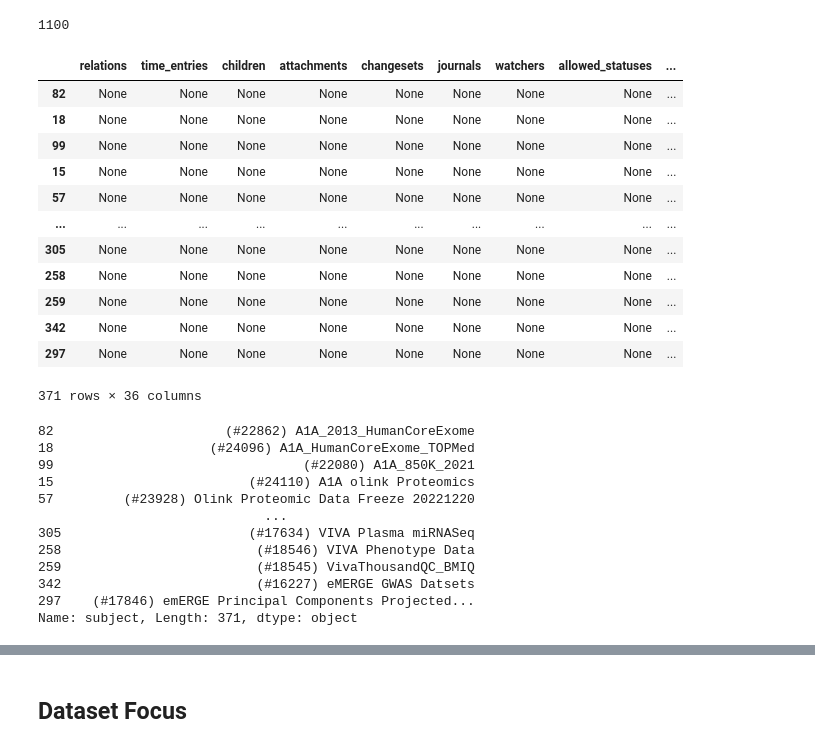
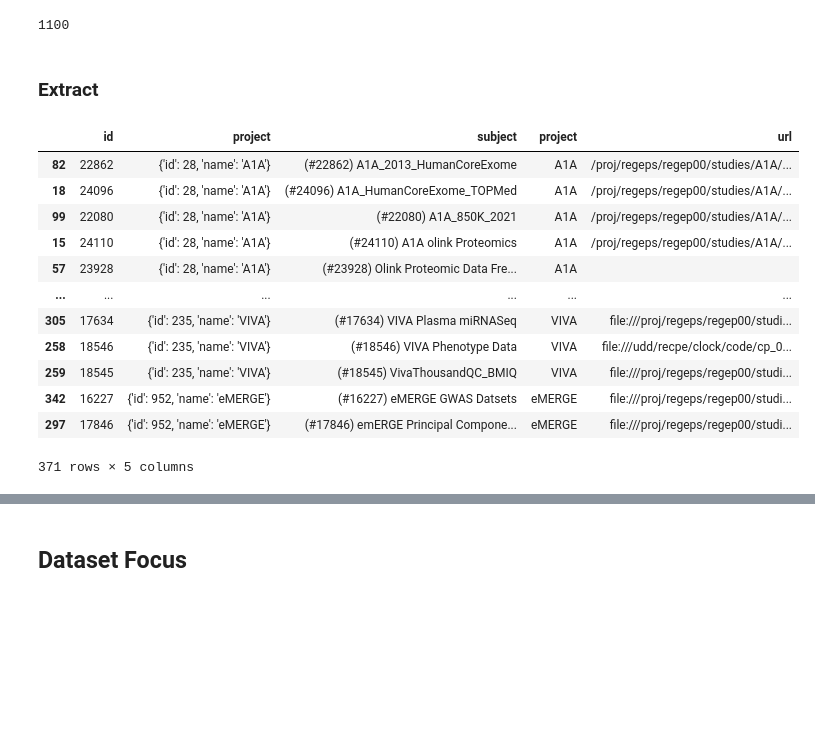
Before and after one commit to Jaclyn922/Data-Scientist-Co-op-in-Brigham-and-Women-s-Hospital, a Jupyter notebook: notebook/study-overview.ipynb, the cells around one changed output, grey strips where cells are left out. Cells and saved outputs as stored; diff of their text form; code cells hidden in the pictures; blank space fills up the shorter version.

```diff
--- a/notebook/study-overview.ipynb
+++ b/notebook/study-overview.ipynb
@@ -443,6 +563,8 @@ study_project_id = projects.loc[projects['name'] == REDMINE_STUDY, 'id'].iloc[0]
 study_project_id
 # %% [output]
 1100
+# %% [markdown]
+### Extract
 # %%
 
 def set_url(row):
@@ -457,58 +579,50 @@ dataset_tracker_id = trackers.loc[trackers['name'] == 'Dataset', 'id'].iloc[0]
 datasets = redmine.issue.filter(tracker_id=dataset_tracker_id)
 datasets = pd.DataFrame([dict(d) for d in datasets])
 
 datasets['project_name'] = datasets.apply(lambda w: w.project['name'], axis=1)
 datasets['category_name'] = datasets.apply(lambda w: w.category['name'] if pd.notna(w.category) else None, axis=1)
 datasets['status_name'] = datasets.apply(lambda w: w.status['name'] if pd.notna(w.status) else None, axis=1)
 datasets['author_name'] = datasets.apply(lambda w: w.author['name'] if pd.notna(w.author) else None, axis=1)
 datasets['assignee'] = datasets.apply(lambda w: w.assigned_to['name'] if pd.notna(w.assigned_to) else None, axis=1)
 datasets['parent_id'] = datasets.apply(lambda w: int(w.parent['id']) if pd.notna(w.parent) else None, axis=1)
 datasets['url'] = datasets.apply(set_url, axis=1)
 
 # datasets = datasets.drop(columns=['time_entries', 'changesets', 'watchers', 'allowed_statuses', 'due_date', 'done_ratio', 'tracker', 'priority', 'start_date', 'updated_on',
 #                                 'project', 'category', 'status', 'assigned_to', 'author', 'attachments', 'journals', 'is_private',
 ##                                 'estimated_hours', 'created_on', 'closed_on', 'parent', 'description', 'custom_fields', 'relations',
 #                                 'children', 'author_name'])
 datasets = datasets.sort_values(['project_name', 'category_name', 'subject'])
 datasets = datasets.rename(columns={'project_name':'project','category_name':'category','status_name':'status','parent_id':'parent'})
 
 # datasets = datasets[datasets['project'] == REDMINE_STUDY]
 
 # datasets = datasets.drop(columns=['project', 'status'])
 
 datasets['omic'] = '?'
 
 ### These will need to be fixed (made unique)
 ## datasets[datasets['subject'] == 'TopMed WGS Data']
 datasets['subject'] = datasets.apply(lambda row: f"(#{row['id']}) {row['subject']}", axis=1)
 
+
+datasets = datasets.drop(columns =['allowed_statuses',
+ 'assigned_to', 'assignee', 'attachments', 'author', 'author_name',  'category', 'category',
+ 'changesets', 'children', 'closed_on', 'created_on', 'custom_fields', 'description', 'done_ratio', 'due_date',
+ 'estimated_hours', 'is_private', 'journals', 'omic', 'parent', 'parent', 'priority', 'relations', 'start_date', 'status',
+ 'status', 'time_entries', 'tracker', 'updated_on', 'watchers'])
+
 datasets
 # %% [output]
-|  | relations | time_entries | children | attachments | changesets | journals | watchers | allowed_statuses | ... |
-| 82 | None | None | None | None | None | None | None | None | ... |
-| 18 | None | None | None | None | None | None | None | None | ... |
-| 99 | None | None | None | None | None | None | None | None | ... |
-| 15 | None | None | None | None | None | None | None | None | ... |
-| 57 | None | None | None | None | None | None | None | None | ... |
-| ... | ... | ... | ... | ... | ... | ... | ... | ... | ... |
-| 305 | None | None | None | None | None | None | None | None | ... |
-| 258 | None | None | None | None | None | None | None | None | ... |
-| 259 | None | None | None | None | None | None | None | None | ... |
-| 342 | None | None | None | None | None | None | None | None | ... |
-| 297 | None | None | None | None | None | None | None | None | ... |
+|  | id | project | subject | project | url |
+| 82 | 22862 | {'id': 28, 'name': 'A1A'} | (#22862) A1A_2013_HumanCoreExome | A1A | /proj/regeps/regep00/studies/A1A/... |
+| 18 | 24096 | {'id': 28, 'name': 'A1A'} | (#24096) A1A_HumanCoreExome_TOPMed | A1A | /proj/regeps/regep00/studies/A1A/... |
+| 99 | 22080 | {'id': 28, 'name': 'A1A'} | (#22080) A1A_850K_2021 | A1A | /proj/regeps/regep00/studies/A1A/... |
+| 15 | 24110 | {'id': 28, 'name': 'A1A'} | (#24110) A1A olink Proteomics | A1A | /proj/regeps/regep00/studies/A1A/... |
+| 57 | 23928 | {'id': 28, 'name': 'A1A'} | (#23928) Olink Proteomic Data Fre... | A1A |  |
+| ... | ... | ... | ... | ... | ... |
+| 305 | 17634 | {'id': 235, 'name': 'VIVA'} | (#17634) VIVA Plasma miRNASeq | VIVA | file:///proj/regeps/regep00/studi... |
+| 258 | 18546 | {'id': 235, 'name': 'VIVA'} | (#18546) VIVA Phenotype Data | VIVA | file:///udd/recpe/clock/code/cp_0... |
+| 259 | 18545 | {'id': 235, 'name': 'VIVA'} | (#18545) VivaThousandQC_BMIQ | VIVA | file:///proj/regeps/regep00/studi... |
+| 342 | 16227 | {'id': 952, 'name': 'eMERGE'} | (#16227) eMERGE GWAS Datsets | eMERGE | file:///proj/regeps/regep00/studi... |
+| 297 | 17846 | {'id': 952, 'name': 'eMERGE'} | (#17846) emERGE Principal Compone... | eMERGE | file:///proj/regeps/regep00/studi... |
-371 rows × 36 columns
+371 rows × 5 columns
-# %%
-datasets.subject
-# %% [output]
-82                      (#22862) A1A_2013_HumanCoreExome
-18                    (#24096) A1A_HumanCoreExome_TOPMed
-99                                (#22080) A1A_850K_2021
-15                         (#24110) A1A olink Proteomics
-57         (#23928) Olink Proteomic Data Freeze 20221220
-                             ...
-305                        (#17634) VIVA Plasma miRNASeq
-258                         (#18546) VIVA Phenotype Data
-259                         (#18545) VivaThousandQC_BMIQ
-342                         (#16227) eMERGE GWAS Datsets
-297    (#17846) emERGE Principal Components Projected...
-Name: subject, Length: 371, dtype: object
```
Also changed, not shown: parts of 55 cells of this notebook, 2 other files.
